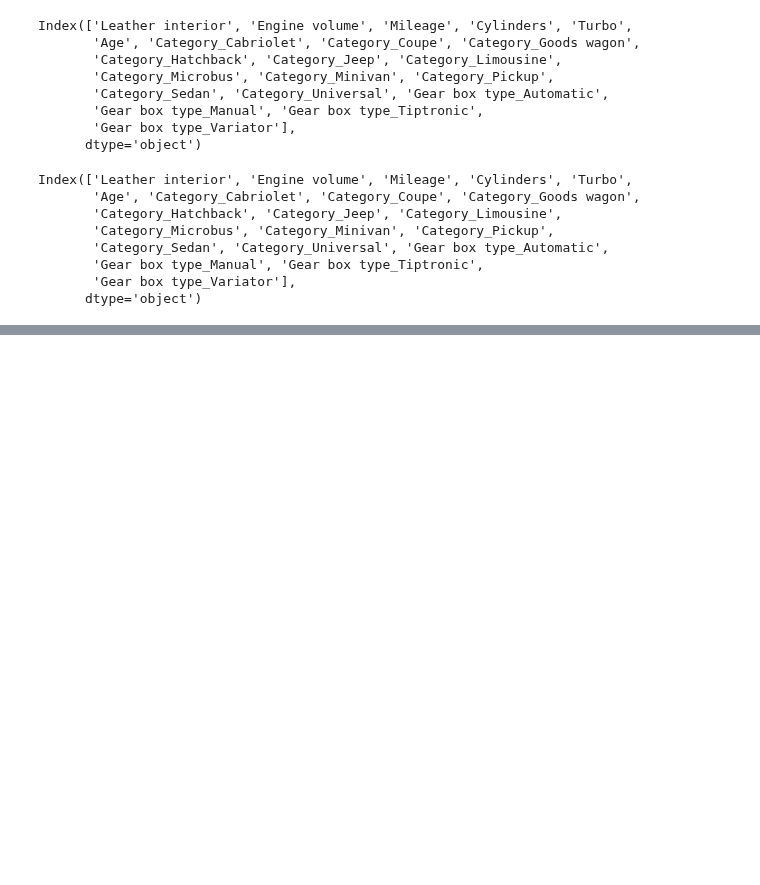
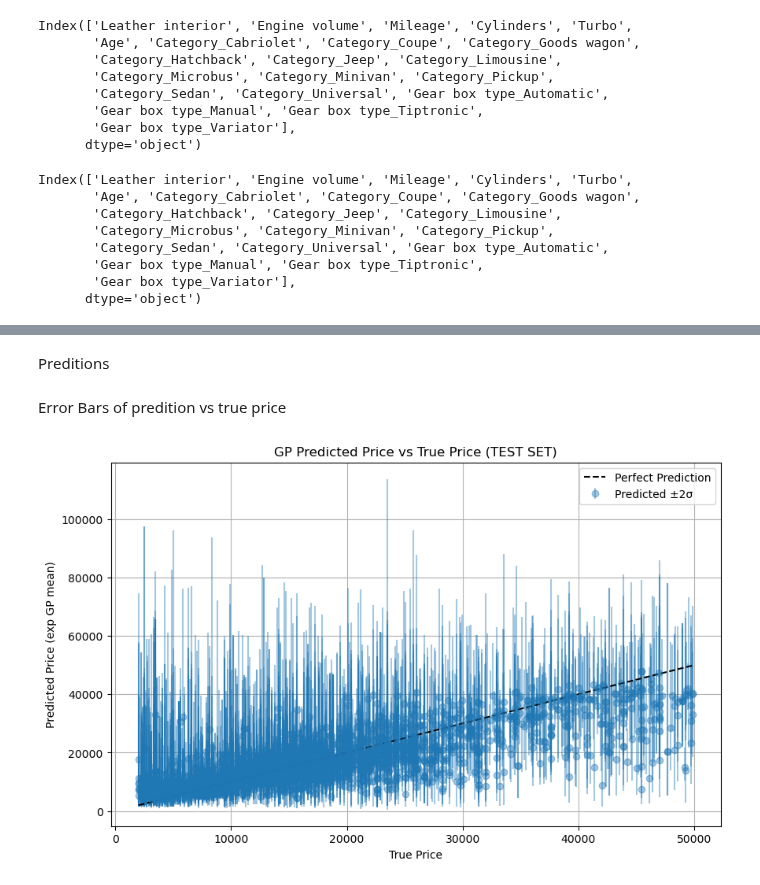
Before and after one commit to Harborg1/Model-Based-ML, a Jupyter notebook: model_based_ml_project.ipynb, the cells around one changed output, grey strips where cells are left out. Saved outputs shown, nothing was run; the diff lists cells and outputs as text; code cells hidden in the pictures; blank space fills up the shorter version.

```diff
--- a/model_based_ml_project.ipynb
+++ b/model_based_ml_project.ipynb
@@ -1456,0 +1595,42 @@ Y_pred: [18.350832 24.849966 14.384319 ... 18.102907 24.050558 29.770123]
+# %% [markdown]
+Preditions
+# %%
+# Predict on TEST set
+with torch.no_grad():
+    pred_mean, pred_var = vsgp(X_test_tensor, full_cov=False)
+
+# Unstandardize and exponentiate
+pred_mean_unscaled = scaler.inverse_transform(pred_mean.unsqueeze(-1)).squeeze()
+pred_sd_unscaled = pred_var.sqrt() * scaler.scale_[0]
+
+# Convert to numpy
+if torch.is_tensor(pred_mean_unscaled):
+    pred_mean_unscaled = pred_mean_unscaled.numpy()
+if torch.is_tensor(pred_sd_unscaled):
+    pred_sd_unscaled = pred_sd_unscaled.numpy()
+
+pred_price = np.exp(pred_mean_unscaled)
+pred_price_upper = np.exp(pred_mean_unscaled + 2 * pred_sd_unscaled)
+pred_price_lower = np.exp(pred_mean_unscaled - 2 * pred_sd_unscaled)
+
+# True prices from TEST set
+true_price = np.exp(scaler.inverse_transform(y_test.reshape(-1, 1)).squeeze())
+# %% [markdown]
+Error Bars of predition vs true price
+# %%
+plt.figure(figsize=(10, 6))
+plt.errorbar(true_price, pred_price,
+             yerr=[(pred_price - pred_price_lower),
+                   (pred_price_upper - pred_price)],
+             fmt='o', alpha=0.4, label="Predicted ±2σ")
+plt.plot([true_price.min(), true_price.max()],
+         [true_price.min(), true_price.max()],
+         'k--', label="Perfect Prediction")
+plt.xlabel("True Price")
+plt.ylabel("Predicted Price (exp GP mean)")
+plt.title("GP Predicted Price vs True Price (TEST SET)")
+plt.legend()
+plt.grid(True)
+plt.show()
+# %% [output]
+[figure, added]
```
Also changed, not shown: parts of 34 cells of this notebook, 1 other file.
